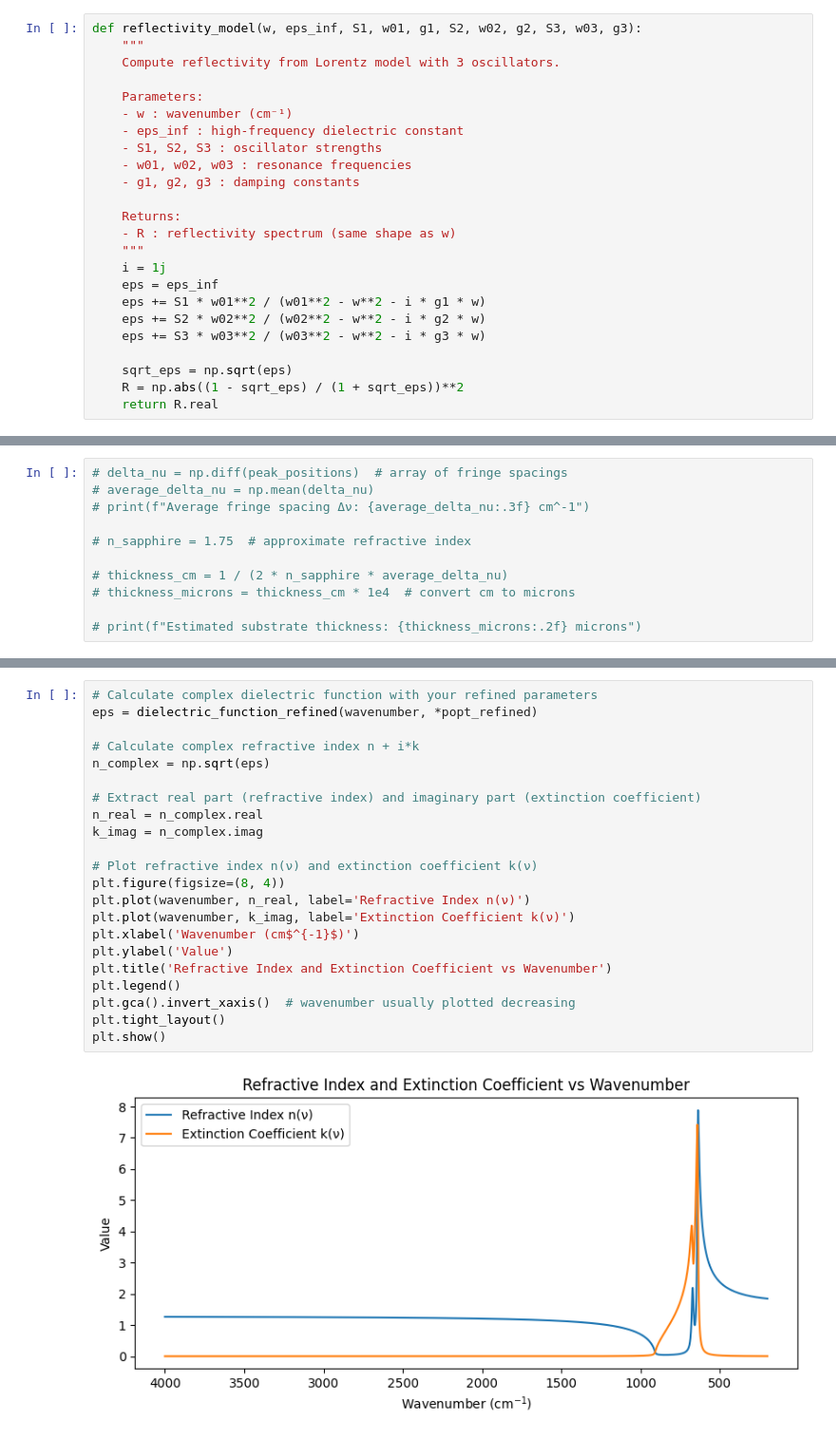
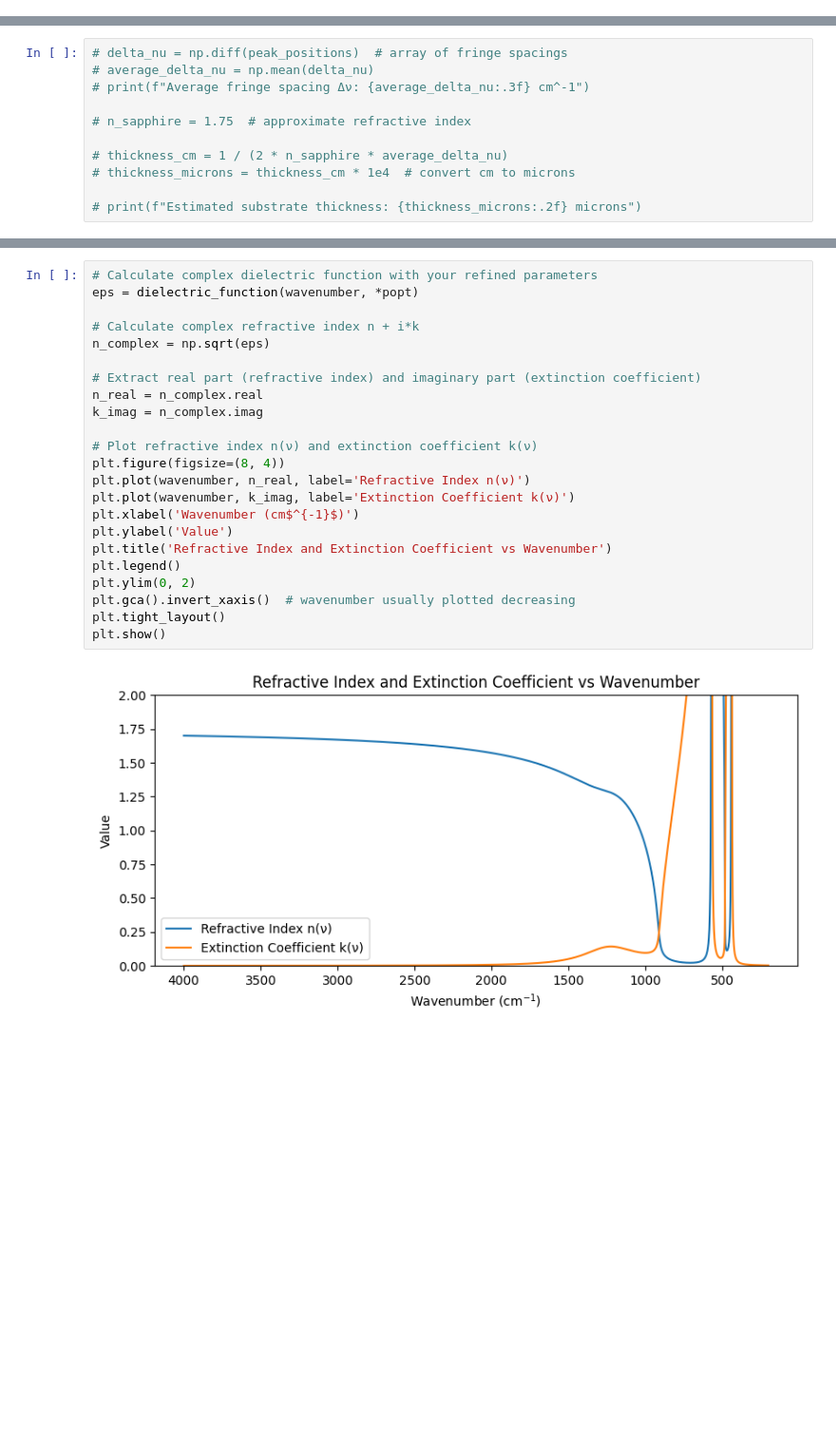
Before and after one commit to kearb-stomp/AdvLabs, a Jupyter notebook: Lab 1/Lab 6 Clean Version.ipynb, the cells around one changed output, grey strips where cells are left out. Shown at 95% size. Saved outputs shown, nothing was run; the diff lists cells and outputs as text; blank space fills up the shorter version.

```diff
--- a/Lab 1/Lab 6 Clean Version.ipynb
+++ b/Lab 1/Lab 6 Clean Version.ipynb
@@ -335,28 +337,4 @@ plt.legend()
 plt.show()
 # %% [output]
 [figure]
-# %%
-def reflectivity_model(w, eps_inf, S1, w01, g1, S2, w02, g2, S3, w03, g3):
-    """
-    Compute reflectivity from Lorentz model with 3 oscillators.
-
-    Parameters:
-    - w : wavenumber (cm⁻¹)
-    - eps_inf : high-frequency dielectric constant
-    - S1, S2, S3 : oscillator strengths
-    - w01, w02, w03 : resonance frequencies
-    - g1, g2, g3 : damping constants
-
-    Returns:
-    - R : reflectivity spectrum (same shape as w)
-    """
-    i = 1j
-    eps = eps_inf
-    eps += S1 * w01**2 / (w01**2 - w**2 - i * g1 * w)
-    eps += S2 * w02**2 / (w02**2 - w**2 - i * g2 * w)
-    eps += S3 * w03**2 / (w03**2 - w**2 - i * g3 * w)
-
-    sqrt_eps = np.sqrt(eps)
-    R = np.abs((1 - sqrt_eps) / (1 + sqrt_eps))**2
-    return R.real
 # %%
@@ -575,24 +647,25 @@ Estimated substrate thickness: 411.34 microns
 # %%
 # Calculate complex dielectric function with your refined parameters
-eps = dielectric_function_refined(wavenumber, *popt_refined)
+eps = dielectric_function(wavenumber, *popt)
 
 # Calculate complex refractive index n + i*k
 n_complex = np.sqrt(eps)
 
 # Extract real part (refractive index) and imaginary part (extinction coefficient)
 n_real = n_complex.real
 k_imag = n_complex.imag
 
 # Plot refractive index n(ν) and extinction coefficient k(ν)
 plt.figure(figsize=(8, 4))
 plt.plot(wavenumber, n_real, label='Refractive Index n(ν)')
 plt.plot(wavenumber, k_imag, label='Extinction Coefficient k(ν)')
 plt.xlabel('Wavenumber (cm$^{-1}$)')
 plt.ylabel('Value')
 plt.title('Refractive Index and Extinction Coefficient vs Wavenumber')
 plt.legend()
+plt.ylim(0, 2)
 plt.gca().invert_xaxis()  # wavenumber usually plotted decreasing
 plt.tight_layout()
 plt.show()
 # %% [output]
-[figure, old version]
+[figure, new version]
```
Also changed, not shown: parts of 15 cells of this notebook, 6 other files.
